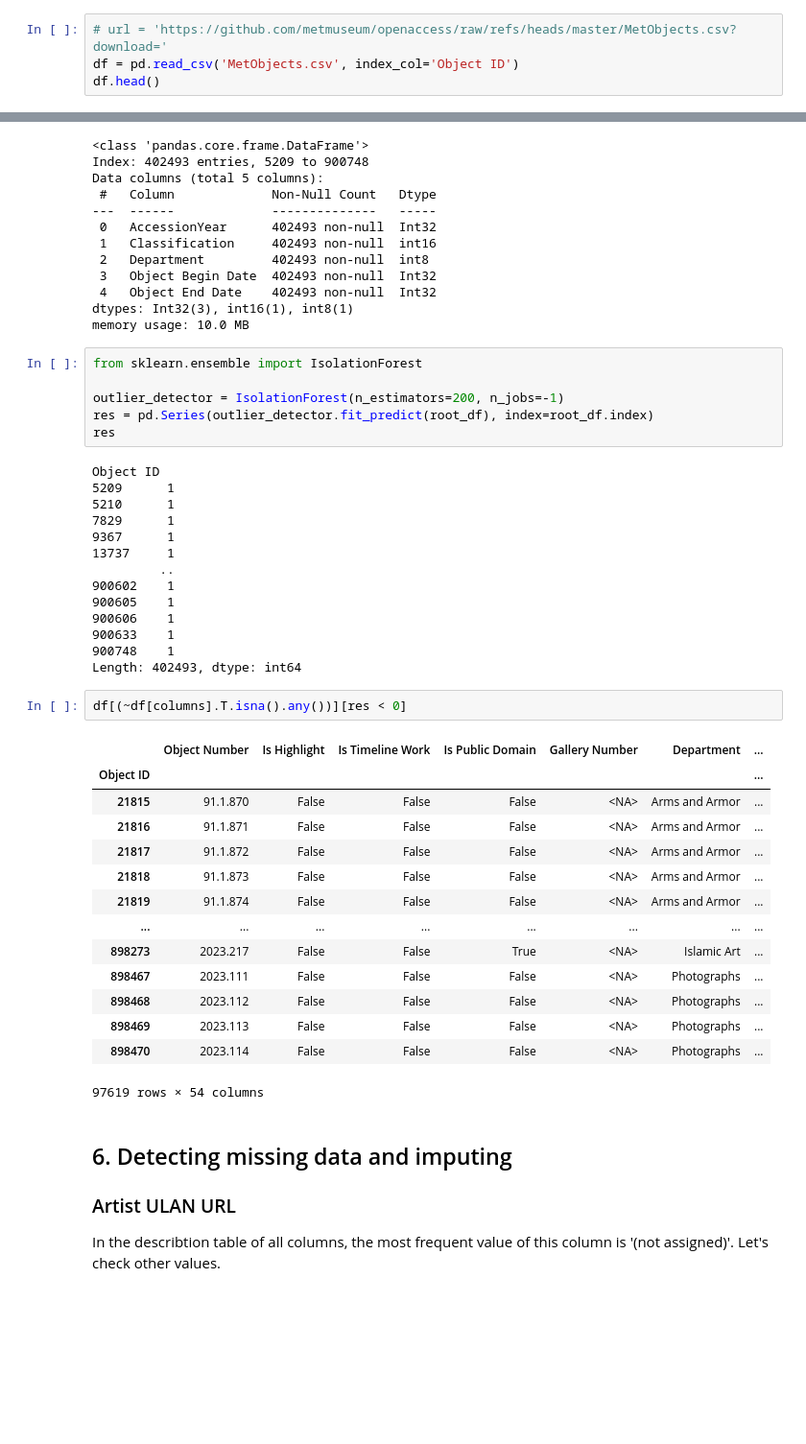
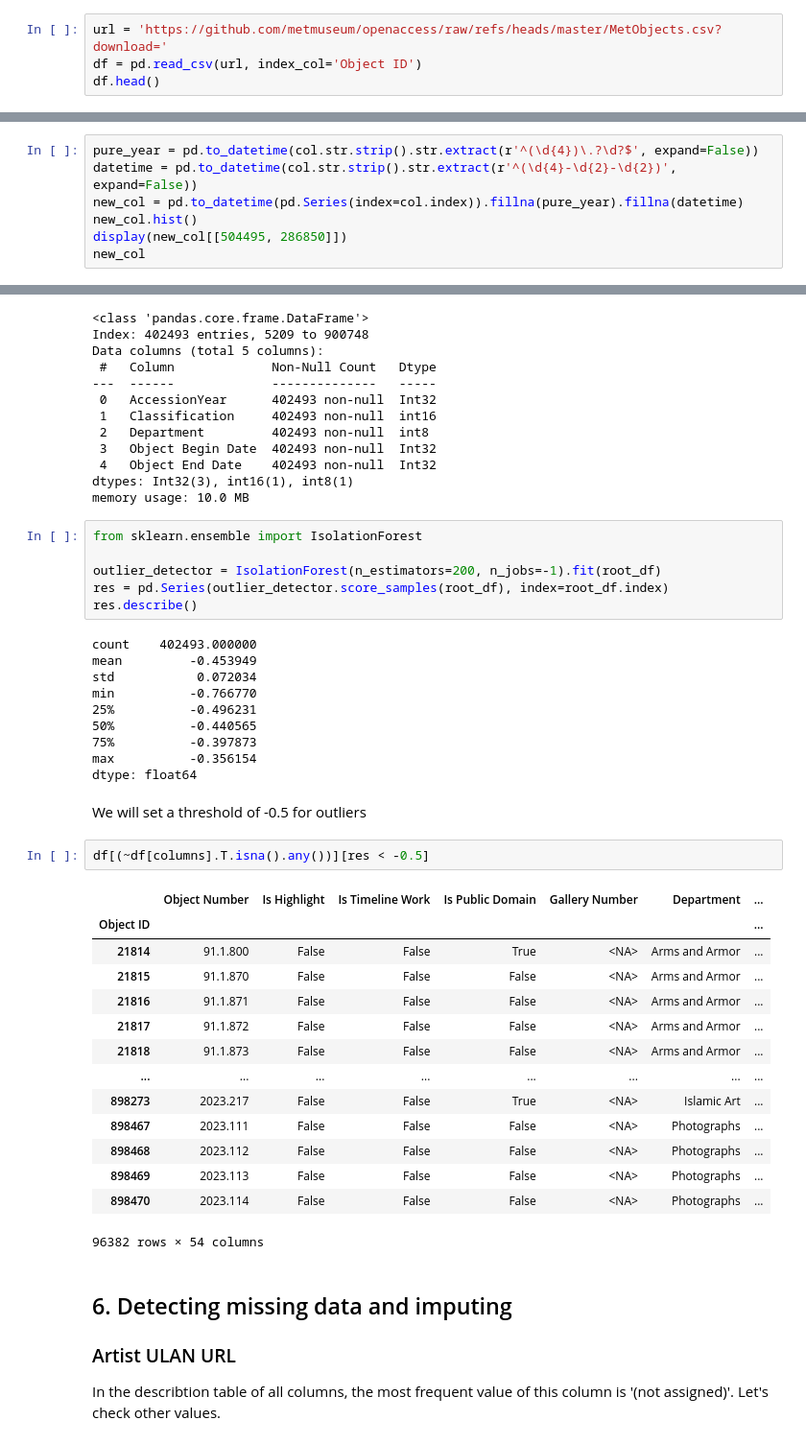
Before and after one commit to ZhigaMason/University, a Jupyter notebook: 01/01_homework.ipynb, the cells around one changed output, grey strips where cells are left out. Shown at 96% size. Cells and saved outputs as stored; diff of their text form; blank space fills up the shorter version.

```diff
--- a/01/01_homework.ipynb
+++ b/01/01_homework.ipynb
@@ -43,8 +43,8 @@ import seaborn as sns
 ## 1. Downloading the dataset
 We will download it via url (hoping it will not change in next two monthes [30.09]). Either way it will be downloaded and read by pandas
 # %%
-# url = 'https://github.com/metmuseum/openaccess/raw/refs/heads/master/MetObjects.csv?download='
-df = pd.read_csv('MetObjects.csv', index_col='Object ID')
+url = 'https://github.com/metmuseum/openaccess/raw/refs/heads/master/MetObjects.csv?download='
+df = pd.read_csv(url, index_col='Object ID')
 df.head()
 # %% [output]
 |  | Object Number | Is Highlight | Is Timeline Work | Is Public Domain | Gallery Number | Department | ... |
@@ -438,0 +432,7 @@ Name: AccessionYear, Length: 484956, dtype: datetime64[ns]
+# %%
+pure_year = pd.to_datetime(col.str.strip().str.extract(r'^(\d{4})\.?\d?$', expand=False))
+datetime = pd.to_datetime(col.str.strip().str.extract(r'^(\d{4}-\d{2}-\d{2})', expand=False))
+new_col = pd.to_datetime(pd.Series(index=col.index)).fillna(pure_year).fillna(datetime)
+new_col.hist()
+display(new_col[[504495, 286850]])
+new_col
@@ -510,40 +529,38 @@ memory usage: 10.0 MB
 # %%
 from sklearn.ensemble import IsolationForest
 
-outlier_detector = IsolationForest(n_estimators=200, n_jobs=-1)
-res = pd.Series(outlier_detector.fit_predict(root_df), index=root_df.index)
-res
+outlier_detector = IsolationForest(n_estimators=200, n_jobs=-1).fit(root_df)
+res = pd.Series(outlier_detector.score_samples(root_df), index=root_df.index)
+res.describe()
 # %% [output]
-Object ID
-5209      1
-5210      1
-7829      1
-9367      1
-13737     1
-         ..
-900602    1
-900605    1
-900606    1
-900633    1
-900748    1
-Length: 402493, dtype: int64
+count    402493.000000
+mean         -0.453949
+std           0.072034
+min          -0.766770
+25%          -0.496231
+50%          -0.440565
+75%          -0.397873
+max          -0.356154
+dtype: float64
+# %% [markdown]
+We will set a threshold of -0.5 for outliers
 # %%
-df[(~df[columns].T.isna().any())][res < 0]
+df[(~df[columns].T.isna().any())][res < -0.5]
 # %% [output]
 |  | Object Number | Is Highlight | Is Timeline Work | Is Public Domain | Gallery Number | Department | ... |
 | Object ID |  |  |  |  |  |  | ... |
+| 21814 | 91.1.800 | False | False | True | <NA> | Arms and Armor | ... |
 | 21815 | 91.1.870 | False | False | False | <NA> | Arms and Armor | ... |
 | 21816 | 91.1.871 | False | False | False | <NA> | Arms and Armor | ... |
 | 21817 | 91.1.872 | False | False | False | <NA> | Arms and Armor | ... |
 | 21818 | 91.1.873 | False | False | False | <NA> | Arms and Armor | ... |
-| 21819 | 91.1.874 | False | False | False | <NA> | Arms and Armor | ... |
 | ... | ... | ... | ... | ... | ... | ... | ... |
 | 898273 | 2023.217 | False | False | True | <NA> | Islamic Art | ... |
 | 898467 | 2023.111 | False | False | False | <NA> | Photographs | ... |
 | 898468 | 2023.112 | False | False | False | <NA> | Photographs | ... |
 | 898469 | 2023.113 | False | False | False | <NA> | Photographs | ... |
 | 898470 | 2023.114 | False | False | False | <NA> | Photographs | ... |
-97619 rows × 54 columns
+96382 rows × 54 columns
 # %% [markdown]
 ## 6. Detecting missing data and imputing
 
```
Also changed, not shown: parts of 31 cells of this notebook.
